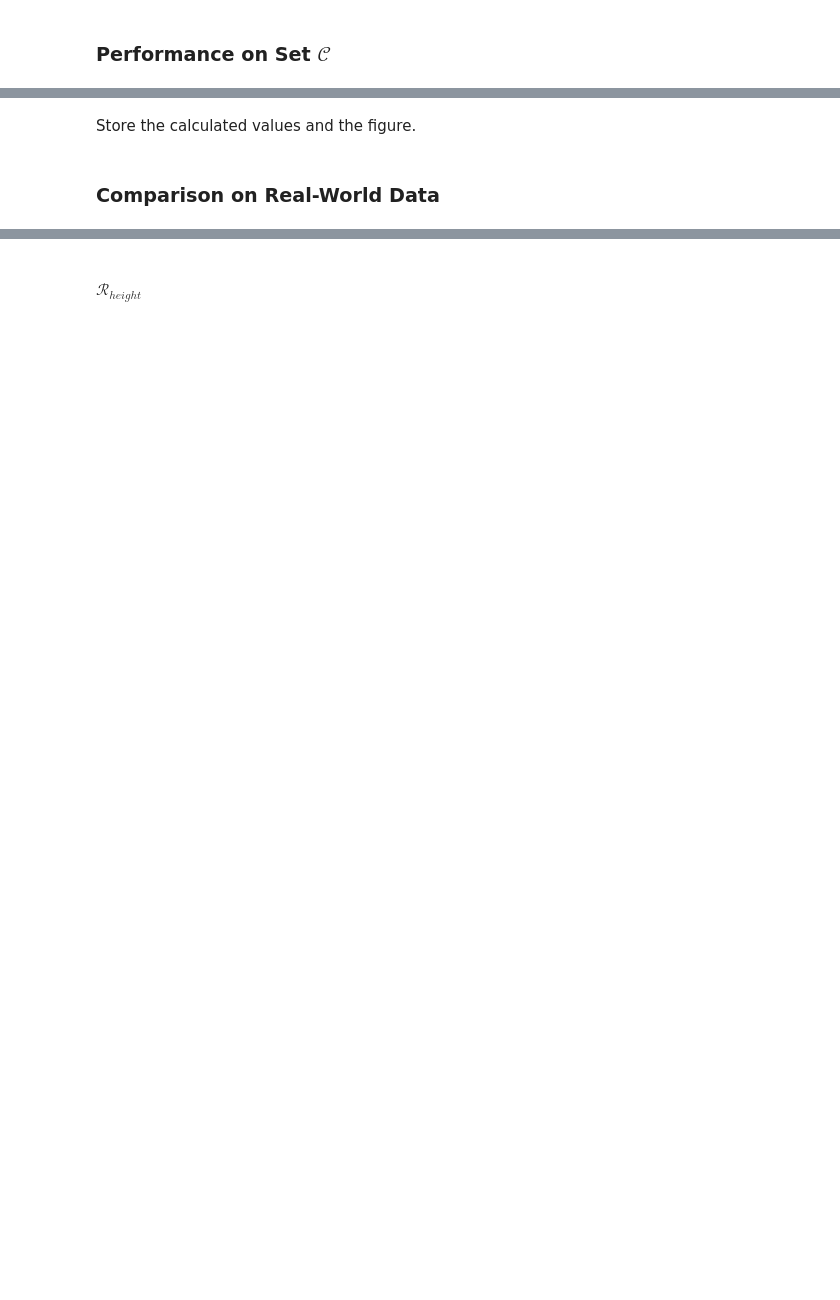
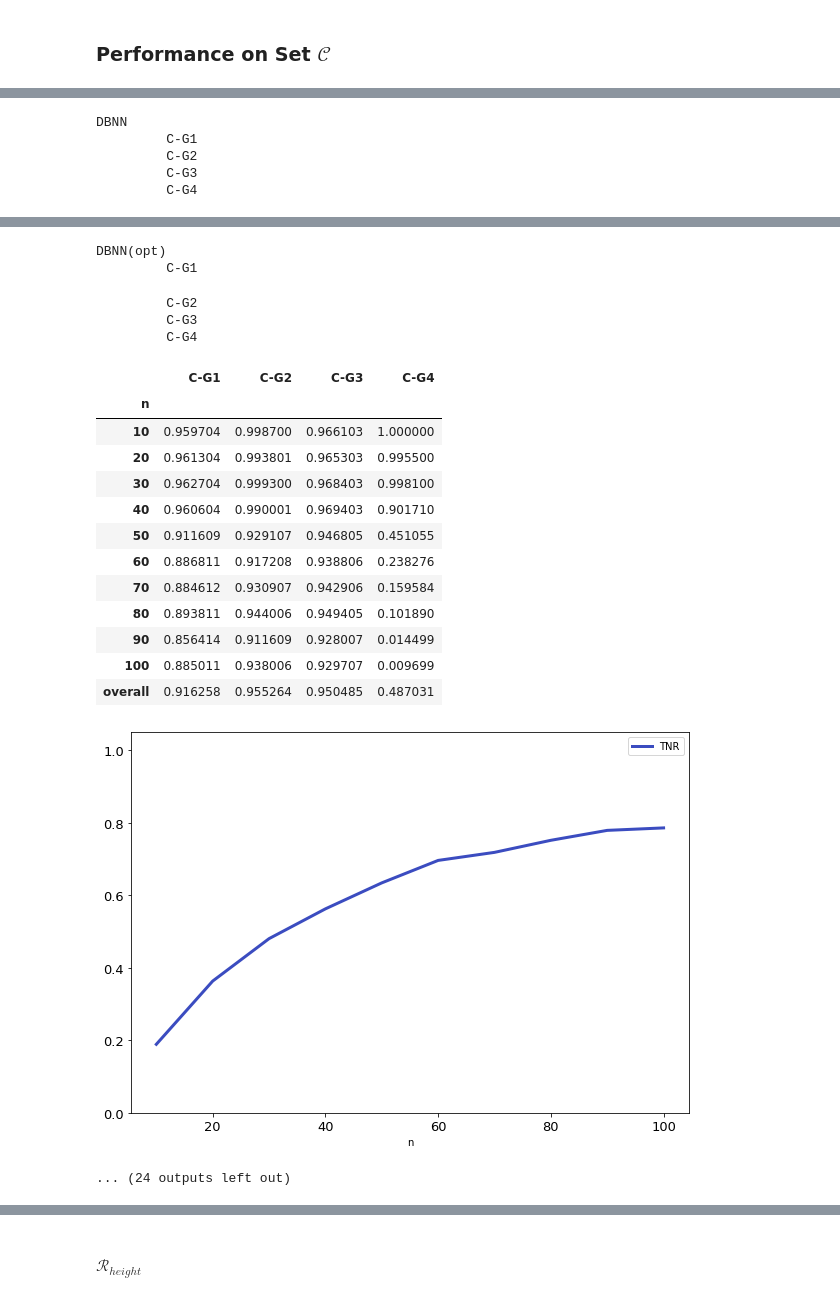
Before and after one commit to milos-simic/neural-normality, a Jupyter notebook: descriptor_based_neural_networks.ipynb, the cells around one changed output, grey strips where cells are left out. Cells and saved outputs as stored; diff of their text form; code cells hidden in the pictures; blank space fills up the shorter version.

```diff
--- a/descriptor_based_neural_networks.ipynb
+++ b/descriptor_based_neural_networks.ipynb
@@ -688,9 +1342,0 @@ for group in dbnn_storage['results']['comparison']:
-# %%
-for group in C_results:
-    df = C_results[group]
-    fig = df[df.index != 'overall'].plot(kind='line', style=['o-', 'v--', '^--', 's--', 'D--', 'p--', 'x--'],
-                                         #color=['navy', 'darkred', 'red', 'orangered', 'orange'],
-                                         figsize=(10,7), use_index=True)
-    latex = util.get_latex_table(df, index=True, caption='C', label='c')
-    dbnn_storage['reports']['comparison'][group] = {'fig' : fig, 'latex': latex}
-    print(latex)
@@ -795,8 +1343,38 @@ aurocs
-# %% [markdown]
-Store the calculated values and the figure.
-# %%
-dbnn_storage['results']['comparison']['D'] = {}
-dbnn_storage['results']['comparison']['D']['auroc'] = aurocs
-dbnn_storage['reports']['comparison']['D']['auroc_fig'] = fig
-# %% [markdown]
-### Comparison on Real-World Data
+# %%
+n_range = range(10, 101, 10)
+metrics = ['TNR']
+for name in dbnns:
+    print(name)
+    for group in ['C-G1', 'C-G2', 'C-G3', 'C-G4']:
+        print('\t', group)
+
+        samples = datasets[group]['samples']
+        labels = datasets[group]['labels']
+
+        df = util.evaluate_pretty(samples, labels, dbnns[name],
+                                  metrics=metrics, n_range=n_range, index='n')
+        #display(df)
+
+        dbnn_storage['results']['evaluation'][name][group] = df
+
+        fig = df[df.index != 'overall'].plot(kind='line', cmap=plt.get_cmap('coolwarm'), linewidth=3,
+                                         figsize=(10,7), use_index=True)
+        plt.ylim(0, 1.05)
+        dbnn_storage['reports']['evaluation'][name][group] = {'fig' : fig}
+    #display(fig)
+
+    df = pd.DataFrame({group : dbnn_storage['results']['evaluation'][name][group]['TNR'] \
+                   for group in ['C-G1', 'C-G2', 'C-G3', 'C-G4']})
+
+    display(df)
+    latex = util.get_latex_table(df, index=True)
+
+    dbnn_storage['results']['evaluation'][name]['C'] = {'df' : df}
+
+    fig = df[df.index != 'overall'].plot(kind='line', cmap=plt.get_cmap('coolwarm'),
+                                     figsize=(10,7), use_index=True, linewidth=3,
+                                    style=['o-', 's-', 'v-', '^-'])
+    plt.ylim(0, 1.05)
+    latex = util.get_latex_table(df, index=True, caption='C', label='c')
+    dbnn_storage['reports']['evaluation'][name]['C'] = {'latex' : latex, 'fig' : fig}
+# %% [output]
@@ -802,0 +1435,5 @@ dbnn_storage['reports']['comparison']['D']['auroc_fig'] = fig
+DBNN
+         C-G1
+         C-G2
+         C-G3
+         C-G4
@@ -802,0 +1453,20 @@ dbnn_storage['reports']['comparison']['D']['auroc_fig'] = fig
+DBNN(opt)
+         C-G1
+         C-G2
+         C-G3
+         C-G4
+|  | C-G1 | C-G2 | C-G3 | C-G4 |
+| n |  |  |  |  |
+| 10 | 0.959704 | 0.998700 | 0.966103 | 1.000000 |
+| 20 | 0.961304 | 0.993801 | 0.965303 | 0.995500 |
+| 30 | 0.962704 | 0.999300 | 0.968403 | 0.998100 |
+| 40 | 0.960604 | 0.990001 | 0.969403 | 0.901710 |
+| 50 | 0.911609 | 0.929107 | 0.946805 | 0.451055 |
+| 60 | 0.886811 | 0.917208 | 0.938806 | 0.238276 |
+| 70 | 0.884612 | 0.930907 | 0.942906 | 0.159584 |
+| 80 | 0.893811 | 0.944006 | 0.949405 | 0.101890 |
+| 90 | 0.856414 | 0.911609 | 0.928007 | 0.014499 |
+| 100 | 0.885011 | 0.938006 | 0.929707 | 0.009699 |
+| overall | 0.916258 | 0.955264 | 0.950485 | 0.487031 |
+[figure, added]
+... (24 outputs left out)
```
Also changed, not shown: parts of 116 cells of this notebook, 36 other files.
